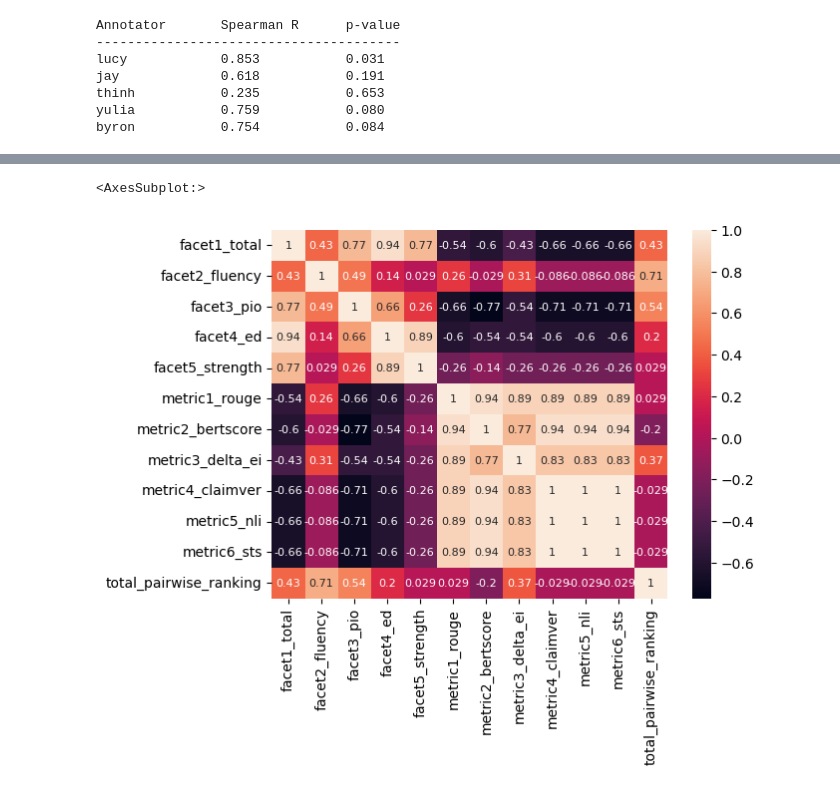
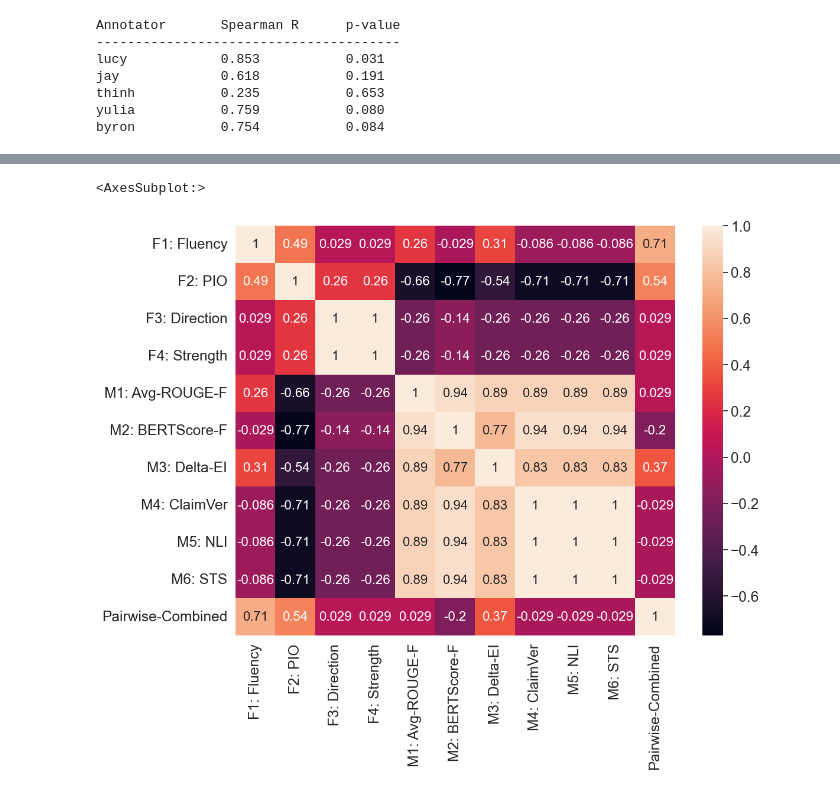
Before and after one commit to allenai/mslr-annotated-dataset, a Jupyter notebook: notebooks/lucyw_analysis.ipynb, the cells around one changed output, grey strips where cells are left out. Cells and saved outputs as stored; diff of their text form; code cells hidden in the pictures.

```diff
--- a/notebooks/lucyw_analysis.ipynb
+++ b/notebooks/lucyw_analysis.ipynb
@@ -573,9 +810,9 @@ rank    score   sys_id  sys_name
 # Spearman rank tests between annotators (Pairwise annotation rankings)
 sys_list = list(EXP_W_ANNOTS)
 spearman_coeffs = dict()
-for ann1, ann2 in itertools.product(new_rank_dict, new_rank_dict):
-    ann1_ranks = [i[1] for i in sorted(new_rank_dict[ann1], key=lambda x: sys_list.index(x[0]))]
-    ann2_ranks = [i[1] for i in sorted(new_rank_dict[ann2], key=lambda x: sys_list.index(x[0]))]
+for ann1, ann2 in itertools.product(av_rank_dict, av_rank_dict):
+    ann1_ranks = [i[1] for i in sorted(av_rank_dict[ann1], key=lambda x: sys_list.index(x[0]))]
+    ann2_ranks = [i[1] for i in sorted(av_rank_dict[ann2], key=lambda x: sys_list.index(x[0]))]
     res = spearmanr(ann1_ranks, ann2_ranks)
     spearman_coeffs[(ann1, ann2)] = res
 
@@ -590,11 +827,12 @@ sns.heatmap(df_corr, annot=True)
 # %%
 # Spearman correlation coefficient between each individual pairwise annotator and the ranking from the global vote tally
 sys_list = list(EXP_W_ANNOTS)
+best_sys = global_rank
 global_spearman_coeffs = dict()
 global_best_sys = [(entry[0], i+1) for i, entry in enumerate(best_sys)]
 global_ranks = [i[1] for i in sorted(global_best_sys, key=lambda x: sys_list.index(x[0]))]
-for ann, ranks in new_rank_dict.items():
-    ann_ranks = [i[1] for i in sorted(new_rank_dict[ann], key=lambda x: sys_list.index(x[0]))]
+for ann, ranks in av_rank_dict.items():
+    ann_ranks = [i[1] for i in sorted(av_rank_dict[ann], key=lambda x: sys_list.index(x[0]))]
     res = spearmanr(global_ranks, ann_ranks)
     global_spearman_coeffs[ann] = res
 
@@ -614,22 +852,22 @@ byron           0.754           0.084
 # all rankings by automated metrics and human eval scores
 sys_list = list(EXP_W_ANNOTS)
 metrics = {
-    'metric1_rouge': "rouge_avg_f",
-    'metric2_bertscore': "bertscore_f",
-    'metric3_delta_ei': "ei_score",
-    'metric4_claimver': "claimver",
-    'metric5_nli': "nli",
-    'metric6_sts': "sts"
+    'M1: Avg-ROUGE-F': "Avg-ROUGE-F",
+    'M2: BERTScore-F': "BERTScore-F",
+    'M3: Delta-EI': "Delta-EI",
+    'M4: ClaimVer': "ClaimVer",
+    'M5: NLI': "NLI",
+    'M6: STS': "STS"
 }
 ann_metrics = {
-    'facet1_total': 'annot_all',
-    'facet2_fluency': 'fluency_normalized',
-    'facet3_pio': 'pio_normalized',
-    'facet4_ed': 'ed_normalized',
-    'facet5_strength': 'strength_normalized'
+#     'Facet-Combined': 'annot_all',
+    'F1: Fluency': 'Fluency',
+    'F2: PIO': 'PIO',
+    'F3: Direction': 'Direction',
+    'F4: Strength': 'Strength'
 }
 
-reverse = {"ei_score"}
+reverse = {"Delta-EI"}
 
 all_rankings = dict()
 for key, metric in metrics.items():
@@ -646,6 +884,4 @@ for key, column in ann_metrics.items():
     ranks = {k: i+1 for i, (k, _) in enumerate(order_sorted)}
     all_rankings[key] = ranks
 
-all_rankings['total_pairwise_ranking'] = {k: v for k, v in global_best_sys}
-
-pprint(all_rankings)
+all_rankings['Pairwise-Combined'] = {k: v for k, v in global_best_sys}
@@ -670,18 +888,20 @@ pprint(all_rankings)
 # %%
 # Spearman correlations between different metrics
 sys_list = list(EXP_W_ANNOTS)
 spearman_coeffs = dict()
 for met1, met2 in itertools.product(all_rankings, all_rankings):
     met1_ranks = [all_rankings[met1][sys] for sys in sys_list]
     met2_ranks = [all_rankings[met2][sys] for sys in sys_list]
     res = spearmanr(met1_ranks, met2_ranks)
     spearman_coeffs[(met1, met2)] = res
 
 ser = pd.Series([res.correlation for res in list(spearman_coeffs.values())],
     index=pd.MultiIndex.from_tuples(spearman_coeffs.keys()))
 df_corr = ser.unstack().fillna(0)
 
-sns.heatmap(df_corr, annot=True, annot_kws={"size":8})
+h = plt.figure(figsize=(12, 9))
+sns.set(font_scale=1.6)
+sns.heatmap(df_corr, annot=True, annot_kws={"size":16})
 # %% [output]
 <AxesSubplot:>
-[figure, old version]
+[figure, new version]
```
Also changed, not shown: parts of 37 cells of this notebook.
